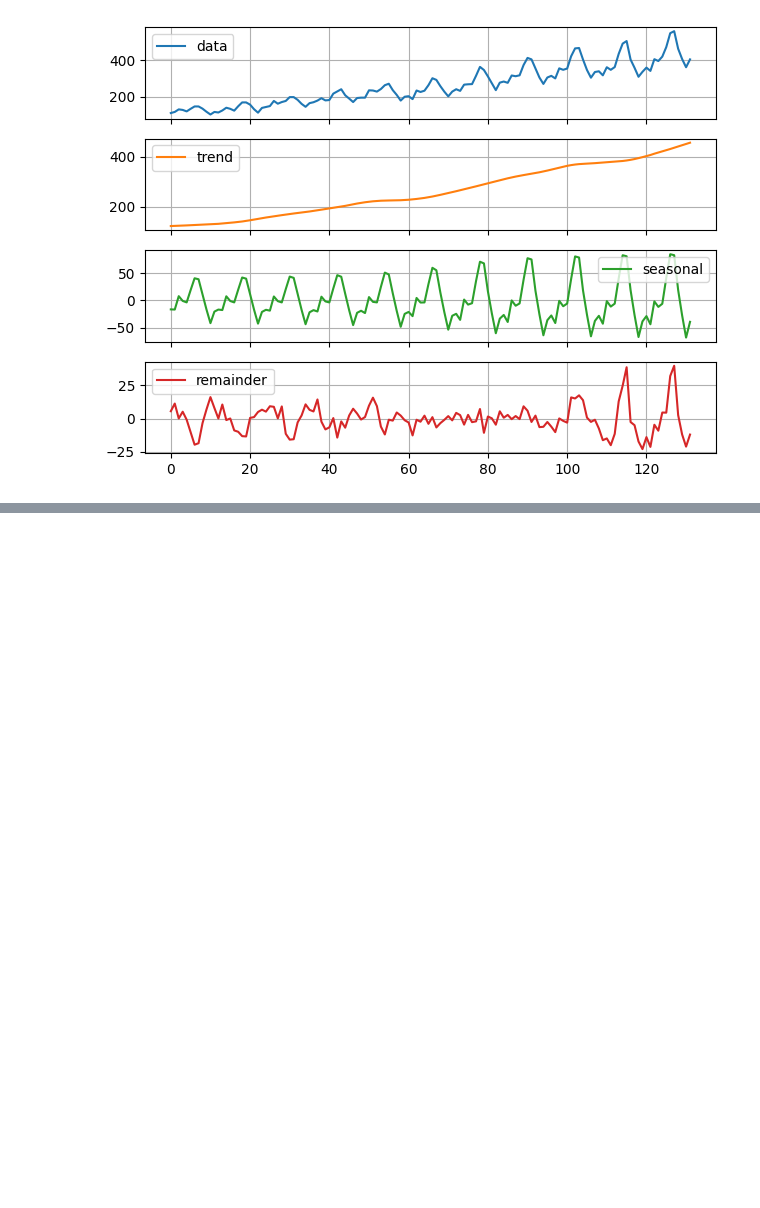
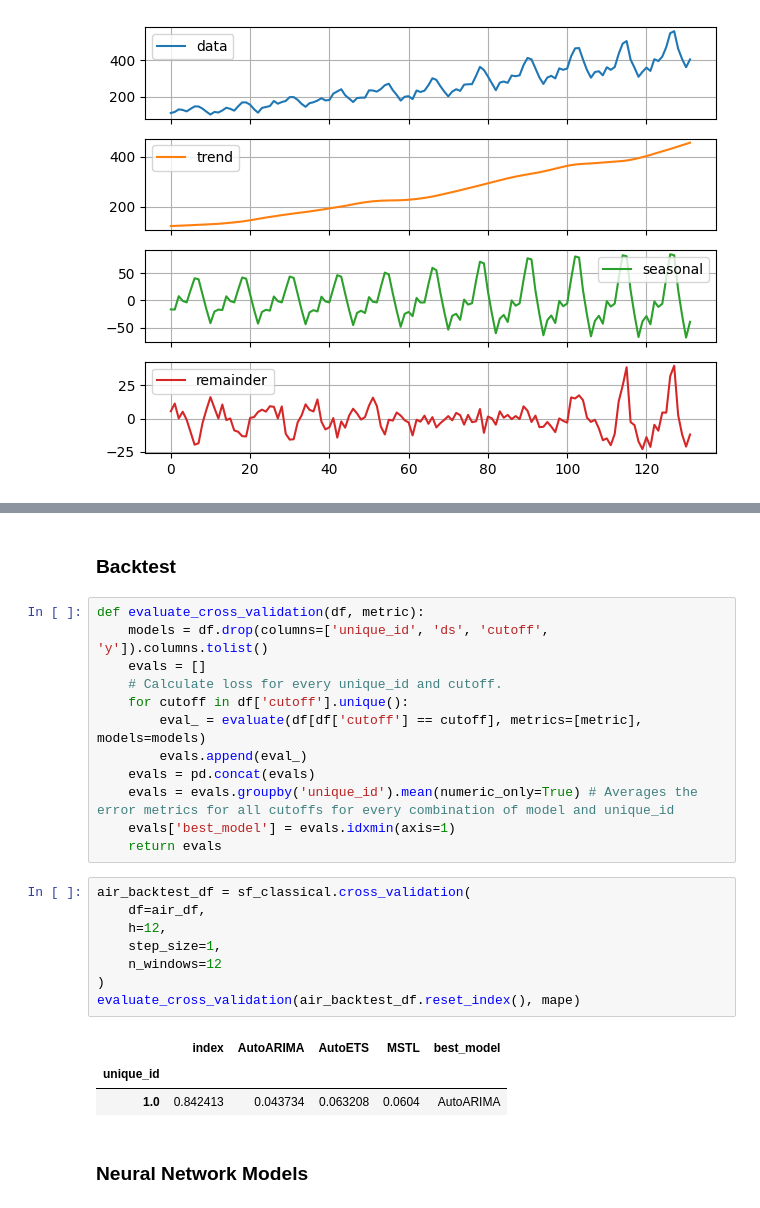
Before and after one commit to jjmossel/time-series-tutorial, a Jupyter notebook: TimeSeries01.ipynb, the cells around one changed output, grey strips where cells are left out. Saved outputs shown, nothing was run; the diff lists cells and outputs as text; blank space fills up the shorter version.

```diff
--- a/TimeSeries01.ipynb
+++ b/TimeSeries01.ipynb
@@ -36,0 +104,28 @@ plt.show()
+# %% [markdown]
+### Backtest ###
+# %%
+def evaluate_cross_validation(df, metric):
+    models = df.drop(columns=['unique_id', 'ds', 'cutoff', 'y']).columns.tolist()
+    evals = []
+    # Calculate loss for every unique_id and cutoff.
+    for cutoff in df['cutoff'].unique():
+        eval_ = evaluate(df[df['cutoff'] == cutoff], metrics=[metric], models=models)
+        evals.append(eval_)
+    evals = pd.concat(evals)
+    evals = evals.groupby('unique_id').mean(numeric_only=True) # Averages the error metrics for all cutoffs for every combination of model and unique_id
+    evals['best_model'] = evals.idxmin(axis=1)
+    return evals
+# %%
+air_backtest_df = sf_classical.cross_validation(
+    df=air_df,
+    h=12,
+    step_size=1,
+    n_windows=12
+)
+evaluate_cross_validation(air_backtest_df.reset_index(), mape)
+# %% [output]
+|  | index | AutoARIMA | AutoETS | MSTL | best_model |
+| unique_id |  |  |  |  |  |
+| 1.0 | 0.842413 | 0.043734 | 0.063208 | 0.0604 | AutoARIMA |
+# %% [markdown]
+### Neural Network Models
```
Also changed, not shown: parts of 16 cells of this notebook.
